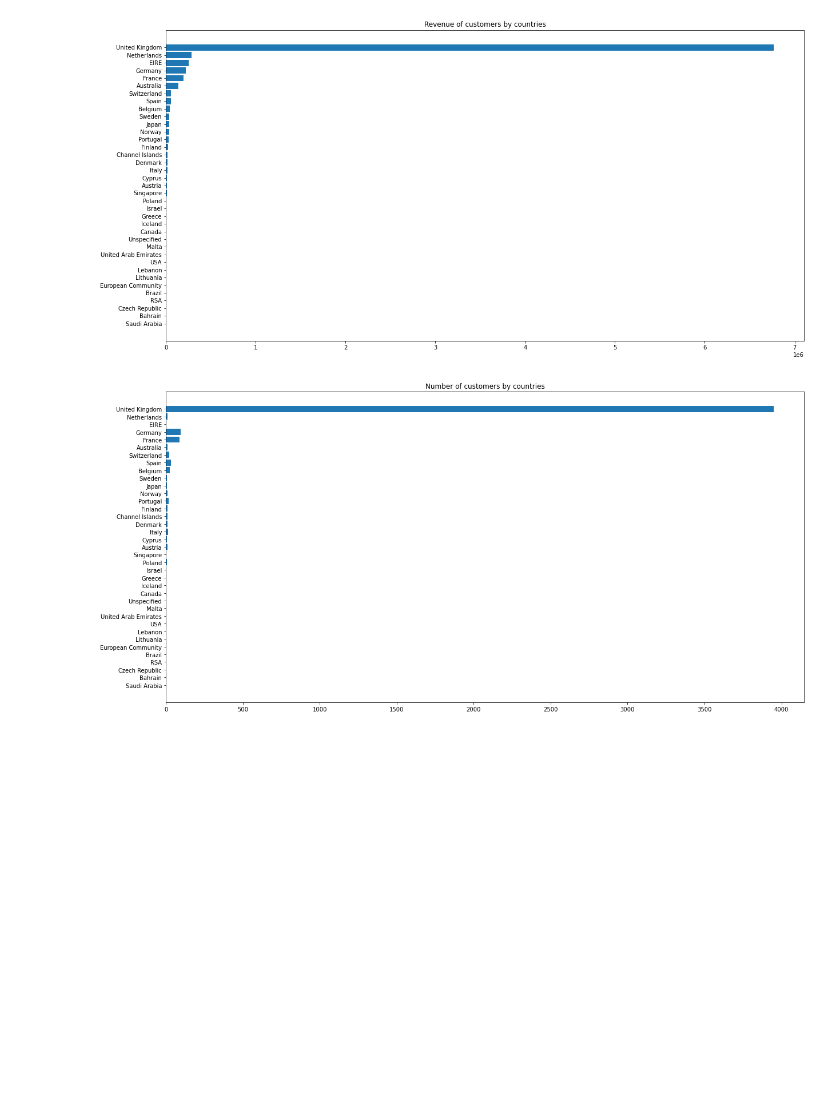
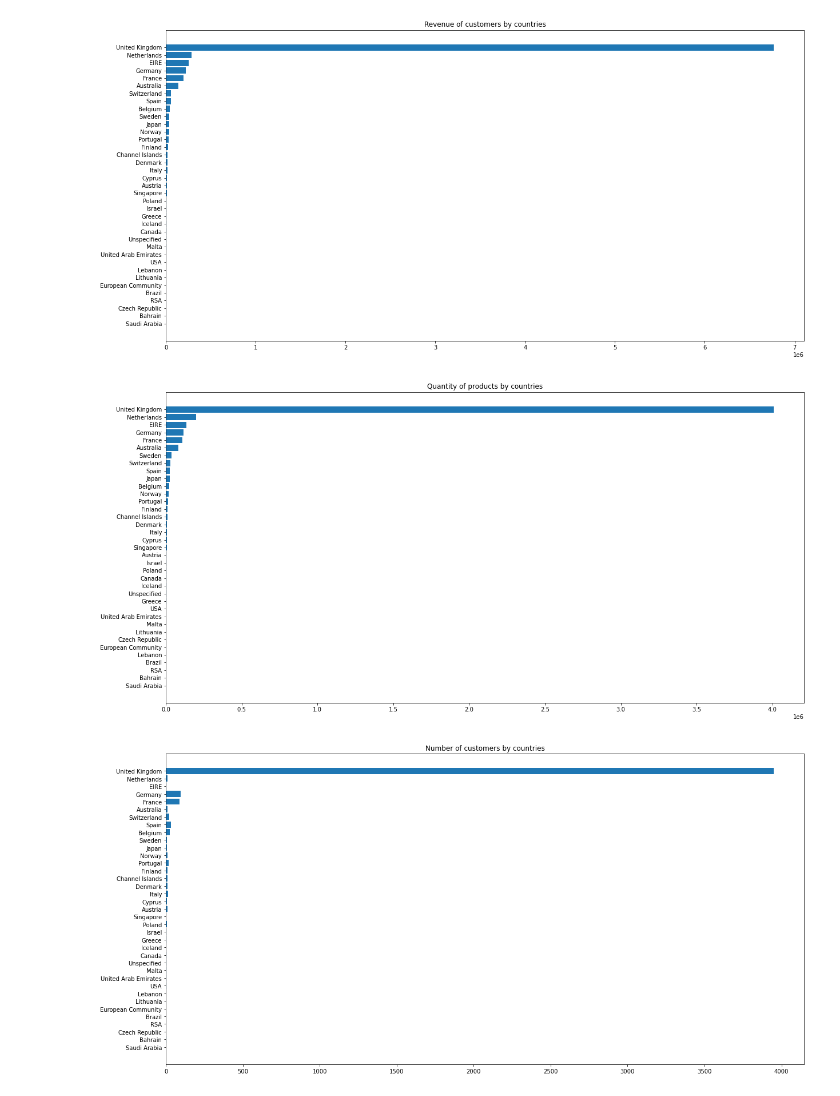
Before and after one commit to henriqueumeda/High-Value-Customers-Identification, a Jupyter notebook: Insiders - All In One Place.ipynb, the cells around one changed output. Saved outputs shown, nothing was run; the diff lists cells and outputs as text; code cells hidden in the pictures; blank space fills up the shorter version.

```diff
--- a/Insiders - All In One Place.ipynb
+++ b/Insiders - All In One Place.ipynb
@@ -355,6 +355,14 @@ ax.barh(df_country.index[::-1], df_country['TotalValue'][::-1])
 plt.show()
 # %% [output]
 [figure]
+# %%
+plt.figure(figsize=(20,10))
+ax = plt.subplot(111)
+plt.title('Quantity of products by countries')
+ax.barh(df_country.sort_values(by='Quantity', ascending=False).index[::-1], df_country.sort_values(by='Quantity', ascending=False)['Quantity'][::-1])
+plt.show()
+# %% [output]
+[figure, added]
 # %%
 plt.figure(figsize=(20,10))
 ax = plt.subplot(111)
```
Also changed, not shown: parts of 12 cells of this notebook, 32 other files.
